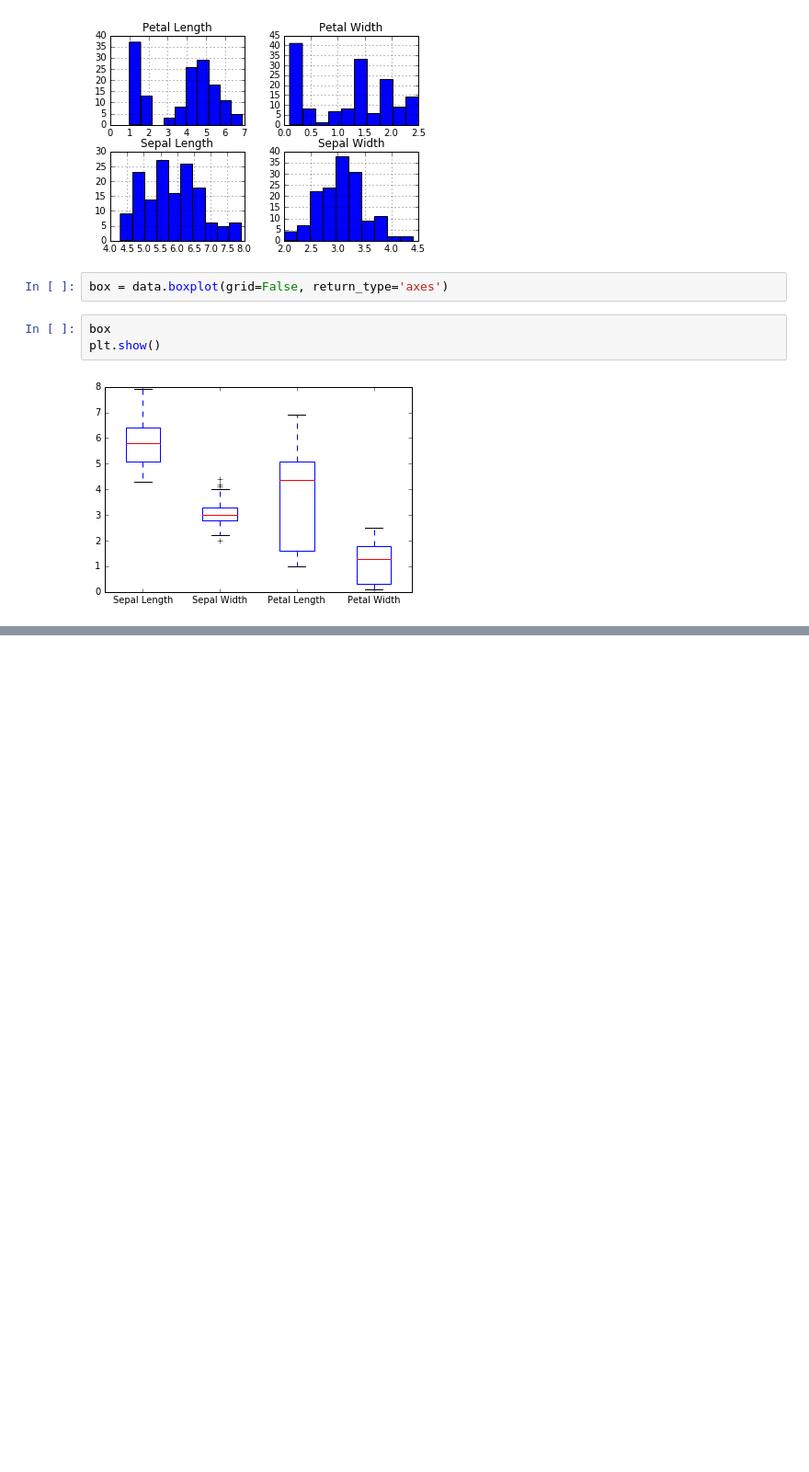
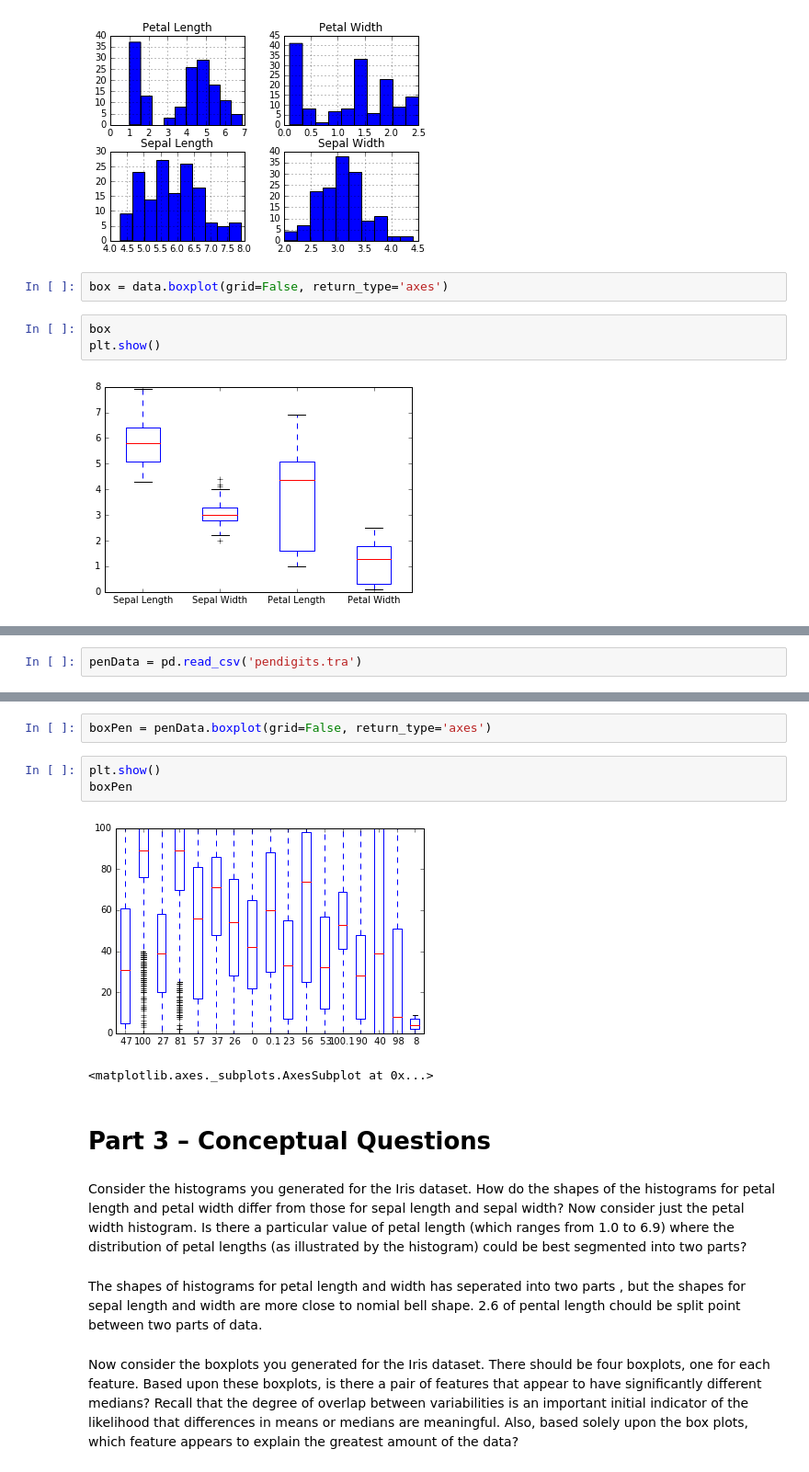
Before and after one commit to Shivam101/cs6220, a Jupyter notebook: Assignment_01.ipynb, the cells around one changed output, grey strips where cells are left out. Shown: that part at 92% size. Cells and saved outputs as stored; diff of their text form; blank space fills up the shorter version.

Commit message:
work on part 3

```diff
--- a/Assignment_01.ipynb
+++ b/Assignment_01.ipynb
@@ -104,0 +103,2 @@ plt.show()
+# %%
+penData = pd.read_csv('pendigits.tra')
@@ -104,0 +141,16 @@ plt.show()
+# %%
+boxPen = penData.boxplot(grid=False, return_type='axes')
+# %%
+plt.show()
+boxPen
+# %% [output]
+[figure, added]
+<matplotlib.axes._subplots.AxesSubplot at 0x...>
+# %% [markdown]
+# Part 3 – Conceptual Questions
+# %% [markdown]
+Consider the histograms you generated for the Iris dataset. How do the shapes of the histograms for petal length and petal width differ from those for sepal length and sepal width? Now consider just the petal width histogram. Is there a particular value of petal length (which ranges from 1.0 to 6.9) where the distribution of petal lengths (as illustrated by the histogram) could be best segmented into two parts?
+# %% [markdown]
+The shapes of histograms for petal length and width has seperated into two parts , but the shapes for sepal length and width are more close to nomial bell shape. 2.6 of pental length chould be split point between two parts of data.
+# %% [markdown]
+Now consider the boxplots you generated for the Iris dataset. There should be four boxplots, one for each feature. Based upon these boxplots, is there a pair of features that appear to have significantly different medians? Recall that the degree of overlap between variabilities is an important initial indicator of the likelihood that differences in means or medians are meaningful. Also, based solely upon the box plots, which feature appears to explain the greatest amount of the data?
```
Also changed, not shown: parts of 7 cells of this notebook.
